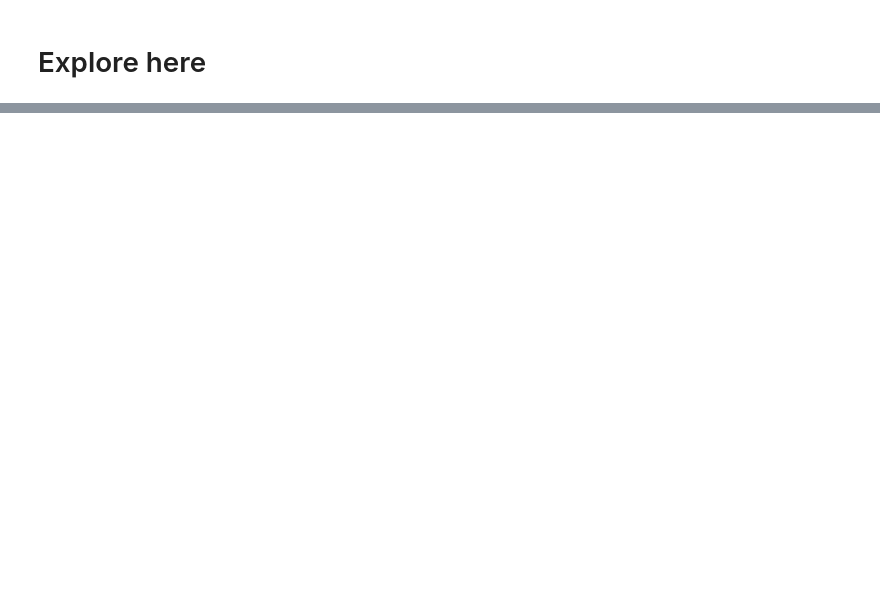
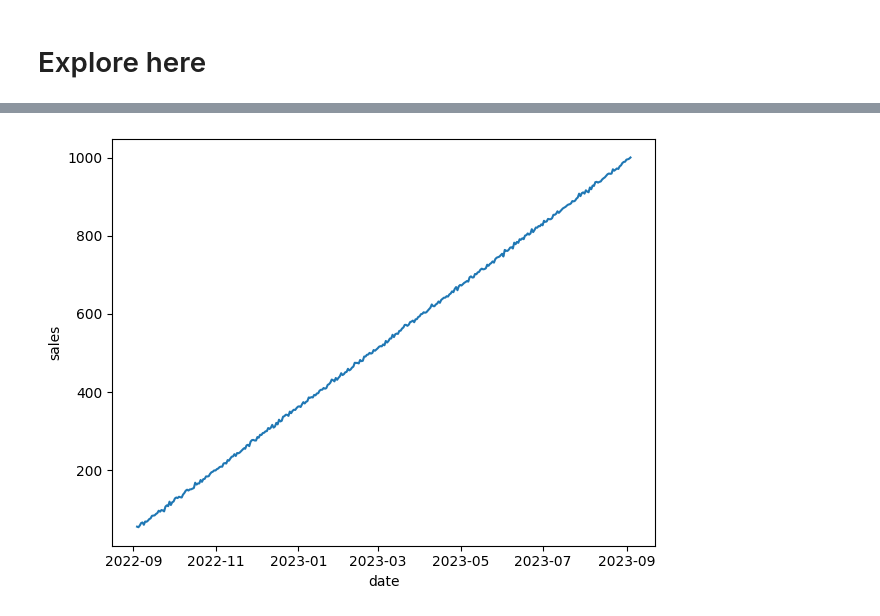
Before and after one commit to drkekstar/TSA-carlos-salinas, a Jupyter notebook: src/explore.ipynb, the cells around one changed output, grey strips where cells are left out. Cells and saved outputs as stored; diff of their text form; code cells hidden in the pictures; blank space fills up the shorter version.

```diff
--- a/src/explore.ipynb
+++ b/src/explore.ipynb
@@ -12,11 +48,13 @@ df.head()
 # %%
 import matplotlib.pyplot as plt
 import seaborn as sns
 
-sns.lineplot(data=ts)
+sns.lineplot(data=df)
 
 plt.tight_layout()
 plt.show()
+# %% [output]
+[figure, added]
 # %%
 from statsmodels.tsa.seasonal import seasonal_decompose
 
```
Also changed, not shown: parts of 11 cells of this notebook.
